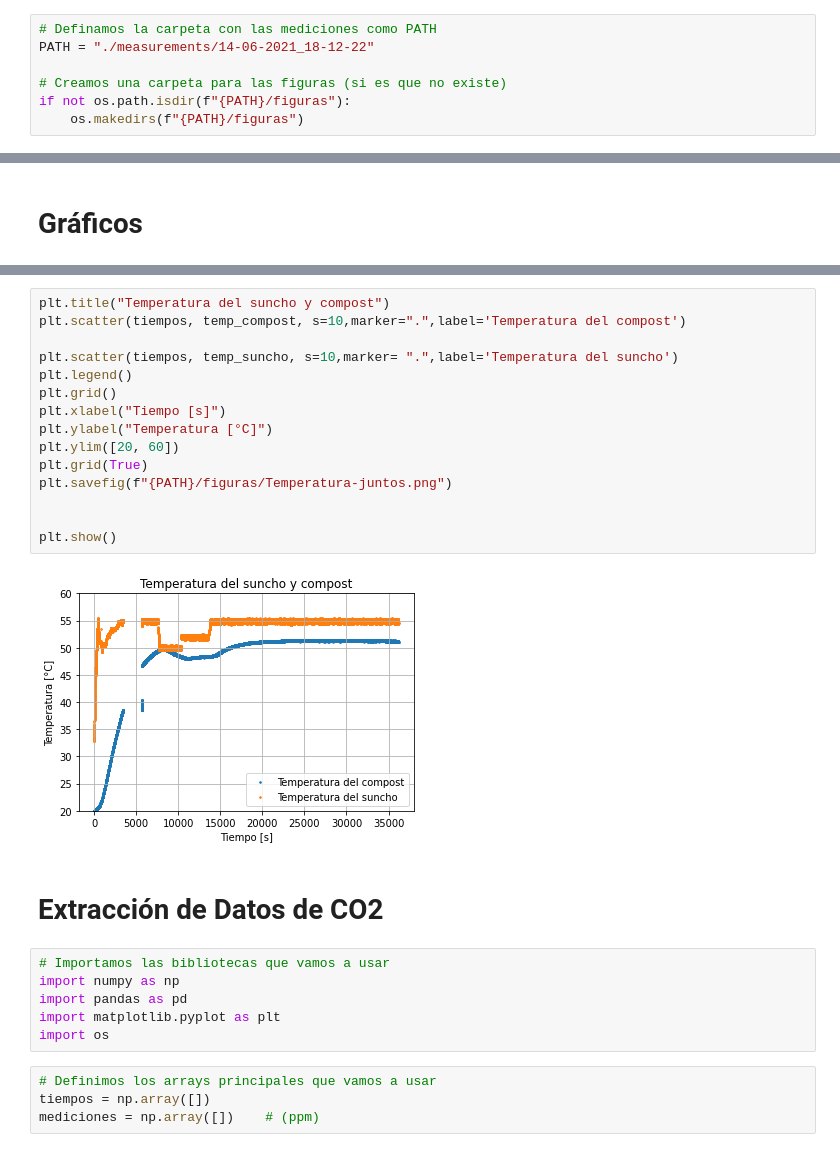
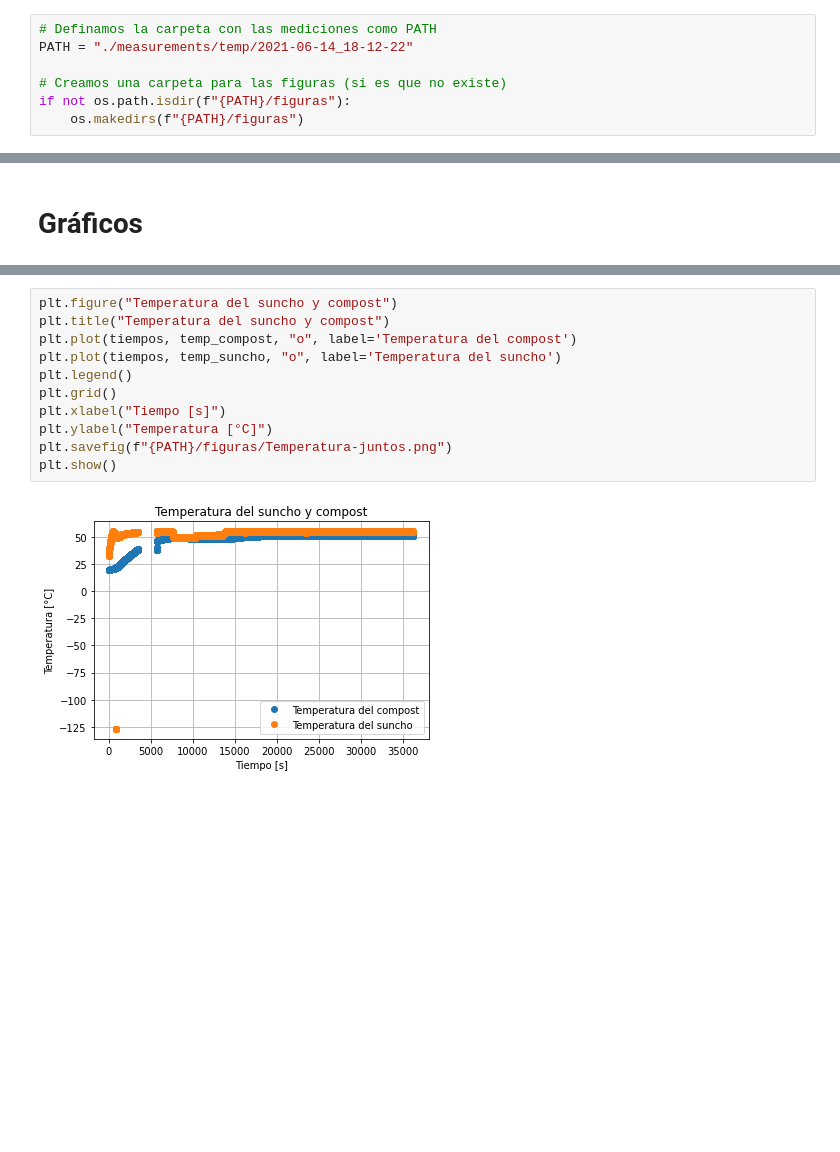
Before and after one commit to fyulita/laboratorio-6-y-7, a Jupyter notebook: Arduino/notebook-temp.ipynb, the cells around one changed output, grey strips where cells are left out. Drawn from its saved outputs; the diff is of its cells as text; blank space fills up the shorter version.

```diff
--- a/Arduino/notebook-temp.ipynb
+++ b/Arduino/notebook-temp.ipynb
@@ -14,7 +14,7 @@ temp_compost = np.array([])
 estados = np.array([])    # Apagado: 0, Prendido: 1
 # %%
 # Definamos la carpeta con las mediciones como PATH
-PATH = "./measurements/14-06-2021_18-12-22"
+PATH = "./measurements/temp/2021-06-14_18-12-22"
 
 # Creamos una carpeta para las figuras (si es que no existe)
 if not os.path.isdir(f"{PATH}/figuras"):
@@ -114,29 +112,13 @@ plt.show()
 # %%
+plt.figure("Temperatura del suncho y compost")
 plt.title("Temperatura del suncho y compost")
-plt.scatter(tiempos, temp_compost, s=10,marker=".",label='Temperatura del compost')
-
-plt.scatter(tiempos, temp_suncho, s=10,marker= ".",label='Temperatura del suncho')
+plt.plot(tiempos, temp_compost, "o", label='Temperatura del compost')
+plt.plot(tiempos, temp_suncho, "o", label='Temperatura del suncho')
 plt.legend()
 plt.grid()
 plt.xlabel("Tiempo [s]")
 plt.ylabel("Temperatura [°C]")
-plt.ylim([20, 60])
-plt.grid(True)
 plt.savefig(f"{PATH}/figuras/Temperatura-juntos.png")
-
-
 plt.show()
 # %% [output]
-[figure, old version]
+[figure, new version]
-# %% [markdown]
-# Extracción de Datos de CO2
-# %%
-# Importamos las bibliotecas que vamos a usar
-import numpy as np
-import pandas as pd
-import matplotlib.pyplot as plt
-import os
-# %%
-# Definimos los arrays principales que vamos a usar
-tiempos = np.array([])
-mediciones = np.array([])    # (ppm)
```
Also changed, not shown: parts of 8 cells of this notebook, 42 other files.
